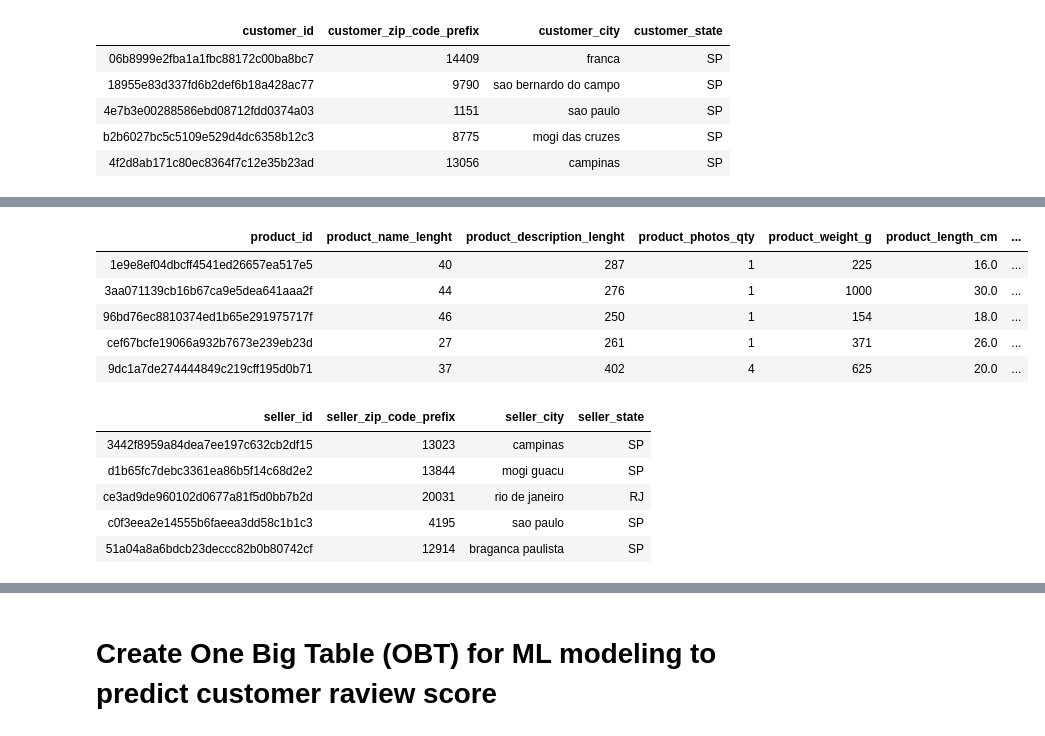
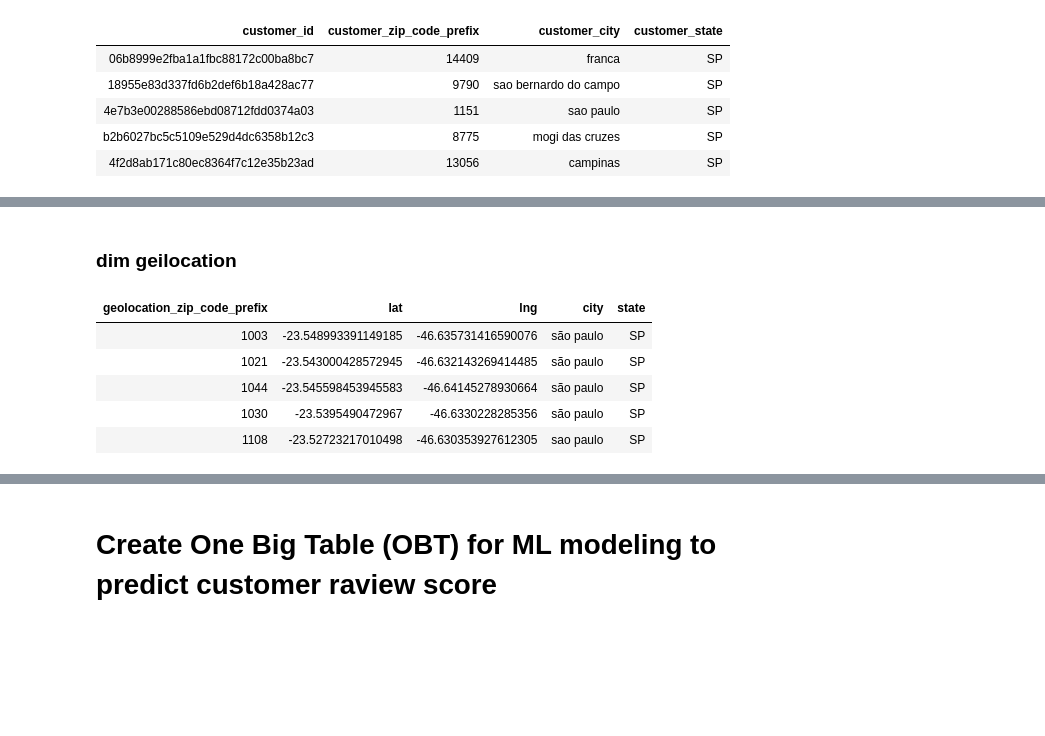
Before and after one commit to Polinez/Lerning_DataWarehouse_PowerBI, a Jupyter notebook: notebooks/02_ETL/03_Gold.ipynb, the cells around one changed output, grey strips where cells are left out. Saved outputs shown, nothing was run; the diff lists cells and outputs as text; code cells hidden in the pictures; blank space fills up the shorter version.

Commit message:
feat: added geolocation

```diff
--- a/notebooks/02_ETL/03_Gold.ipynb
+++ b/notebooks/02_ETL/03_Gold.ipynb
@@ -94,30 +226,23 @@ LIMIT 5;
+# %% [markdown]
+### dim geilocation
 # %%
 %sql
-CREATE OR REPLACE TABLE brazilian_e_commerce.gold.dim_products AS
-SELECT * EXCEPT(`_ingested_at`, `_source_file`)
-FROM siv_products;
+CREATE OR REPLACE TABLE gold.dim_geolocation AS
+SELECT
+    geolocation_zip_code_prefix,
+    AVG(geolocation_lat)   AS lat,
+    AVG(geolocation_lng)   AS lng,
+    MAX(geolocation_city)  AS city,
+    MAX(geolocation_state) AS state
+FROM silver.siv_geolocation
+GROUP BY geolocation_zip_code_prefix;
 
-SELECT * FROM brazilian_e_commerce.gold.dim_products
+SELECT * FROM gold.dim_geolocation
 LIMIT 5;
 # %% [output]
-| product_id | product_name_lenght | product_description_lenght | product_photos_qty | product_weight_g | product_length_cm | ... |
-| 1e9e8ef04dbcff4541ed26657ea517e5 | 40 | 287 | 1 | 225 | 16.0 | ... |
-| 3aa071139cb16b67ca9e5dea641aaa2f | 44 | 276 | 1 | 1000 | 30.0 | ... |
-| 96bd76ec8810374ed1b65e291975717f | 46 | 250 | 1 | 154 | 18.0 | ... |
-| cef67bcfe19066a932b7673e239eb23d | 27 | 261 | 1 | 371 | 26.0 | ... |
-| 9dc1a7de274444849c219cff195d0b71 | 37 | 402 | 4 | 625 | 20.0 | ... |
+| geolocation_zip_code_prefix | lat | lng | city | state |
+| 1003 | -23.548993391149185 | -46.635731416590076 | são paulo | SP |
+| 1021 | -23.543000428572945 | -46.632143269414485 | são paulo | SP |
+| 1044 | -23.545598453945583 | -46.64145278930664 | são paulo | SP |
+| 1030 | -23.5395490472967 | -46.6330228285356 | são paulo | SP |
+| 1108 | -23.52723217010498 | -46.630353927612305 | sao paulo | SP |
-# %%
-%sql
-CREATE OR REPLACE TABLE brazilian_e_commerce.gold.dim_sellers AS
-SELECT * EXCEPT(`_ingested_at`, `_source_file`)
-FROM siv_sellers;
-
-SELECT * FROM brazilian_e_commerce.gold.dim_sellers
-LIMIT 5;
-# %% [output]
-| seller_id | seller_zip_code_prefix | seller_city | seller_state |
-| 3442f8959a84dea7ee197c632cb2df15 | 13023 | campinas | SP |
-| d1b65fc7debc3361ea86b5f14c68d2e2 | 13844 | mogi guacu | SP |
-| ce3ad9de960102d0677a81f5d0bb7b2d | 20031 | rio de janeiro | RJ |
-| c0f3eea2e14555b6faeea3dd58c1b1c3 | 4195 | sao paulo | SP |
-| 51a04a8a6bdcb23deccc82b0b80742cf | 12914 | braganca paulista | SP |
```
Also changed, not shown: parts of 37 cells of this notebook, 1 other file.
